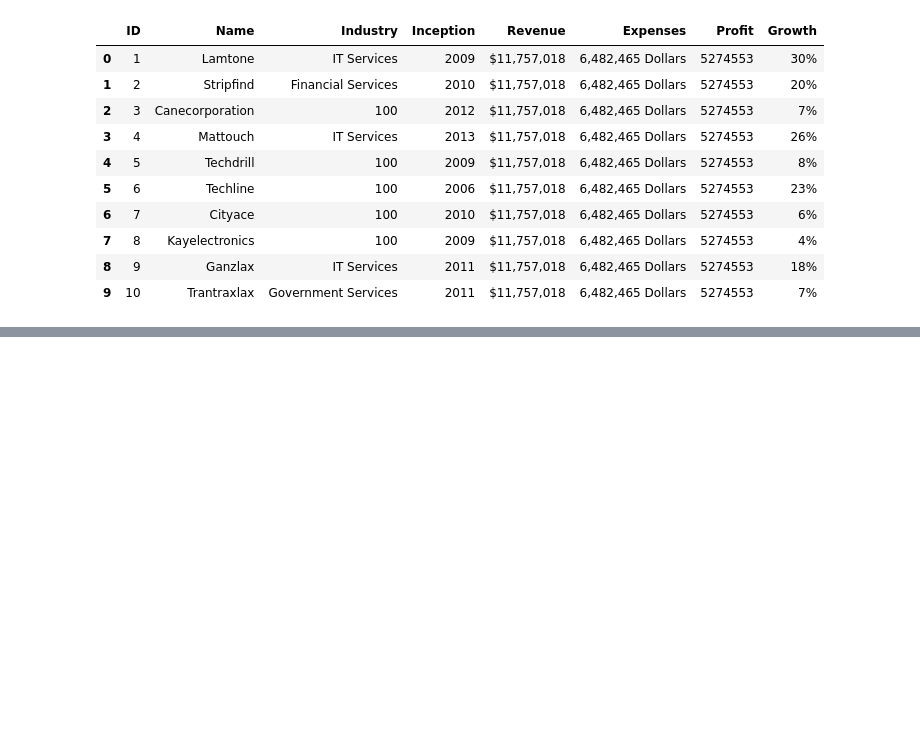
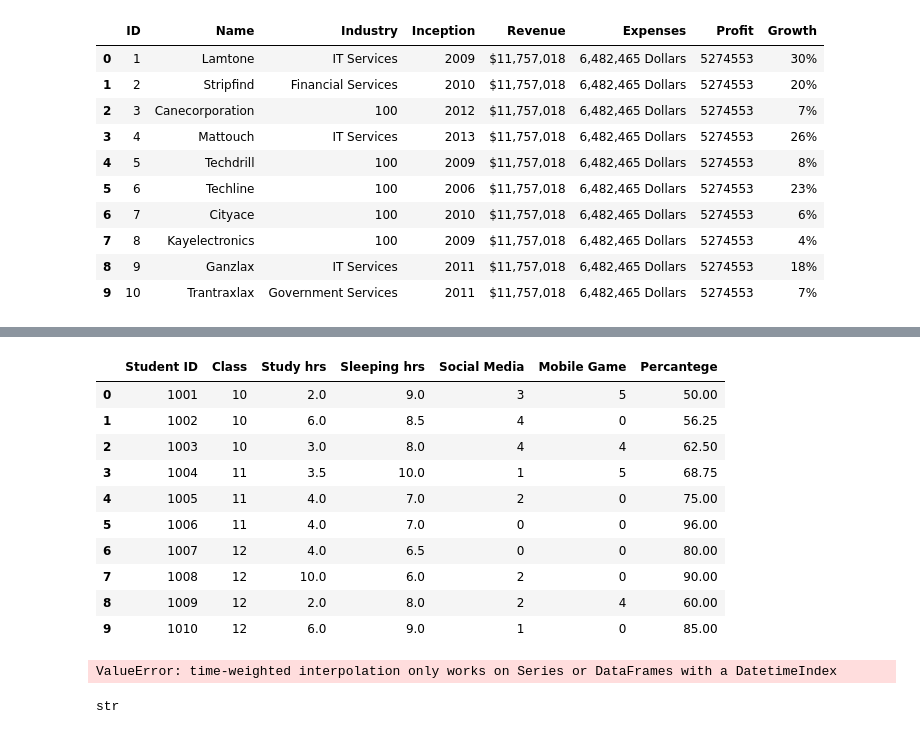
Before and after one commit to Shantonu-Acharjee/All-Gide-Bank, a Jupyter notebook: ARTIFICIAL_INTELLIGENCE_Gide_Bank/MACHINE_LEARNING_GIDE_BANK/PANDAS/Pandas_Gide.ipynb, the cells around one changed output, grey strips where cells are left out. Drawn from its saved outputs; the diff is of its cells as text; code cells hidden in the pictures; blank space fills up the shorter version.

```diff
--- a/ARTIFICIAL_INTELLIGENCE_Gide_Bank/MACHINE_LEARNING_GIDE_BANK/PANDAS/Pandas_Gide.ipynb
+++ b/ARTIFICIAL_INTELLIGENCE_Gide_Bank/MACHINE_LEARNING_GIDE_BANK/PANDAS/Pandas_Gide.ipynb
@@ -1739,0 +1786,22 @@ df
+# %%
+df.interpolate(method= 'linear') # linear is the defolt valu
+# %% [output]
+|  | Student ID | Class | Study hrs | Sleeping hrs | Social Media | Mobile Game | Percantege |
+| 0 | 1001 | 10 | 2.0 | 9.0 | 3 | 5 | 50.00 |
+| 1 | 1002 | 10 | 6.0 | 8.5 | 4 | 0 | 56.25 |
+| 2 | 1003 | 10 | 3.0 | 8.0 | 4 | 4 | 62.50 |
+| 3 | 1004 | 11 | 3.5 | 10.0 | 1 | 5 | 68.75 |
+| 4 | 1005 | 11 | 4.0 | 7.0 | 2 | 0 | 75.00 |
+| 5 | 1006 | 11 | 4.0 | 7.0 | 0 | 0 | 96.00 |
+| 6 | 1007 | 12 | 4.0 | 6.5 | 0 | 0 | 80.00 |
+| 7 | 1008 | 12 | 10.0 | 6.0 | 2 | 0 | 90.00 |
+| 8 | 1009 | 12 | 2.0 | 8.0 | 2 | 4 | 60.00 |
+| 9 | 1010 | 12 | 6.0 | 9.0 | 1 | 0 | 85.00 |
+# %%
+df.interpolate(method= 'time') # it will show the error
+# %% [output]
+ValueError: time-weighted interpolation only works on Series or DataFrames with a DatetimeIndex
+# %%
+type(df.Date[0])
+# %% [output]
+str
```
Also changed, not shown: parts of 18 cells of this notebook, 1 other file.
